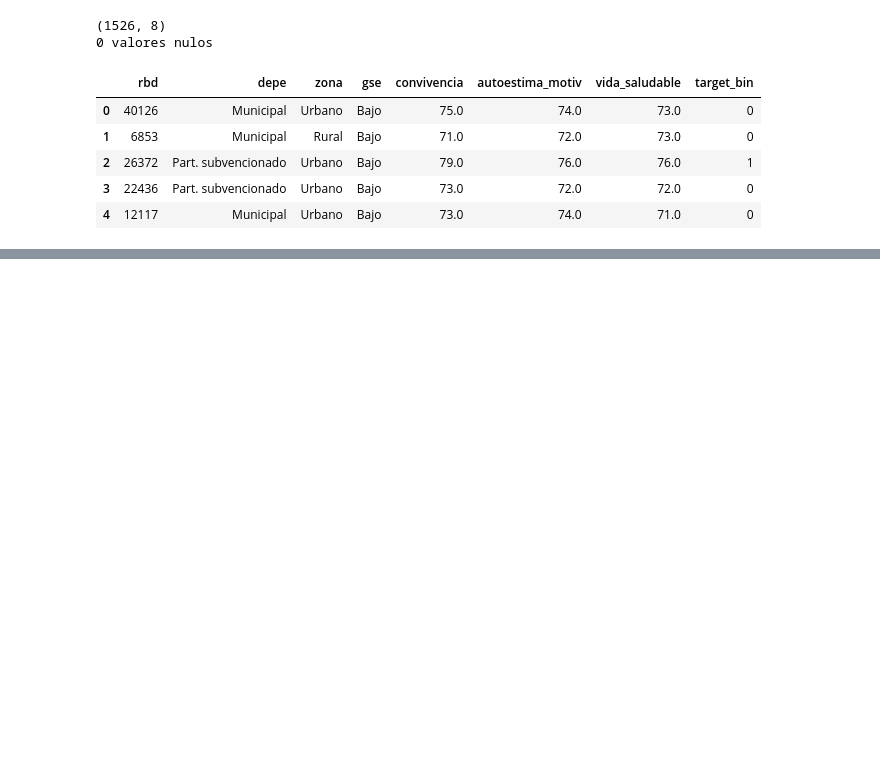
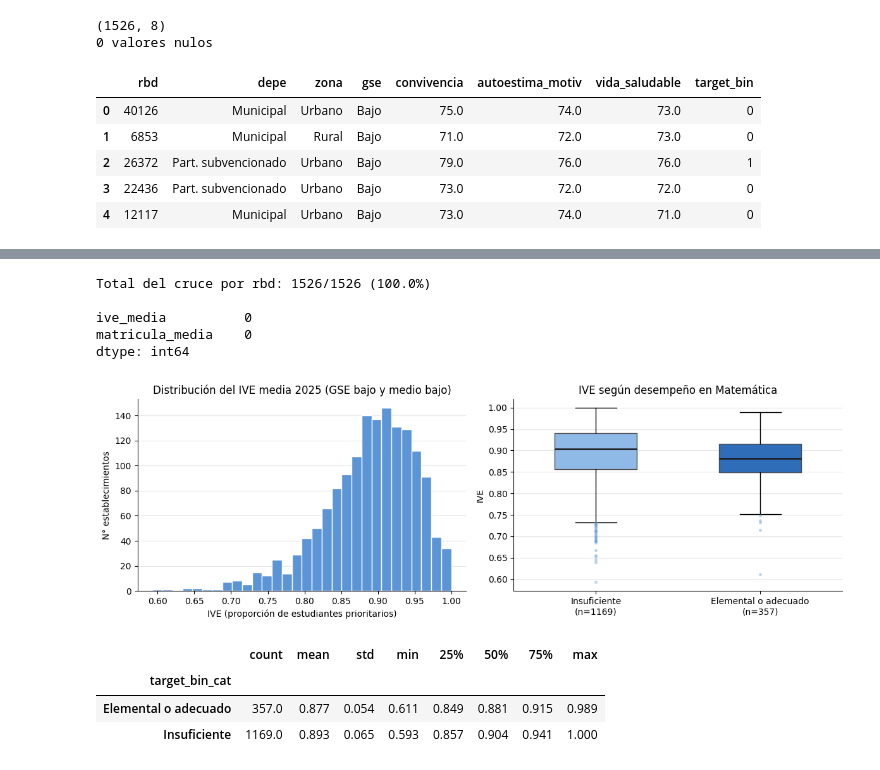
Before and after one commit to vcanalesg/dcc_taller_proyecto_g4, a Jupyter notebook: EDAyPreprocesamiento_01.ipynb, the cells around one changed output, grey strips where cells are left out. Drawn from its saved outputs; the diff is of its cells as text; code cells hidden in the pictures; blank space fills up the shorter version.

```diff
--- a/EDAyPreprocesamiento_01.ipynb
+++ b/EDAyPreprocesamiento_01.ipynb
@@ -464,0 +483,9 @@ base_modelo.head()
+# %%
+# cargar IVE 2025 enseñanza media (JUNAEB), convertido desde la hoja "MEDIA" de IVE-2025.xlsx
+try:
+    ive = pd.read_parquet("datos/ive2025_media.parquet")
+except (FileNotFoundError, OSError):
+    ive = pd.read_parquet(ruta_datos + "ive2025_media.parquet")
+
+print(f'IVE media: {ive.shape}')
+ive.head(3)
@@ -464,0 +498,50 @@ base_modelo.head()
+# %%
+# cruce exploratorio por rbd
+base_ive = base.merge(ive[["rbd", "ive_media", "matricula_media"]], on="rbd", how="left")
+
+n_match = base_ive["ive_media"].notna().sum()
+print(f'Total del cruce por rbd: {n_match}/{base_ive.shape[0]} ({n_match / base_ive.shape[0] * 100:.1f}%)')
+print()
+print(base_ive[["ive_media", "matricula_media"]].isna().sum())
+# %% [output]
+Total del cruce por rbd: 1526/1526 (100.0%)
+
+ive_media          0
+matricula_media    0
+dtype: int64
+# %%
+# distribución del IVE en la población objetivo y su relación con el desempeño
+fig, axes = plt.subplots(1, 2, figsize=(12, 4))
+
+axes[0].hist(base_ive["ive_media"], bins=30, color="#5B95D6", edgecolor="white")
+axes[0].set_title("Distribución del IVE media 2025 (GSE bajo y medio bajo)")
+axes[0].set_xlabel("IVE (proporción de estudiantes prioritarios)")
+axes[0].set_ylabel("N° establecimientos")
+
+orden = ["Insuficiente", "Elemental o adecuado"]
+datos = [base_ive.loc[base_ive["target_bin_cat"] == g, "ive_media"].dropna() for g in orden]
+cajas = axes[1].boxplot(datos, patch_artist=True, widths=0.5,
+                        medianprops=dict(color="#1a1a1a", lw=1.8),
+                        flierprops=dict(marker="o", markersize=3.5, alpha=0.4,
+                                        markerfacecolor="#5B95D6", markeredgecolor="none"),
+                        tick_labels=[f"{g}\n(n={len(s)})" for g, s in zip(orden, datos)])
+for caja, color in zip(cajas["boxes"], ["#8FBAE8", "#2F6DB8"]):
+    caja.set_facecolor(color)
+    caja.set_edgecolor("#4d4d4d")
+axes[1].set_title("IVE según desempeño en Matemática")
+axes[1].set_ylabel("IVE")
+
+for ax in axes:
+    ax.spines[["top", "right"]].set_visible(False)
+    ax.yaxis.grid(True, color="#e6e6e6", lw=0.8)
+    ax.set_axisbelow(True)
+
+plt.tight_layout(); plt.show()
+
+base_ive.groupby("target_bin_cat")["ive_media"].describe().round(3)
+# %% [output]
+[figure, added]
+|  | count | mean | std | min | 25% | 50% | 75% | max |
+| target_bin_cat |  |  |  |  |  |  |  |  |
+| Elemental o adecuado | 357.0 | 0.877 | 0.054 | 0.611 | 0.849 | 0.881 | 0.915 | 0.989 |
+| Insuficiente | 1169.0 | 0.893 | 0.065 | 0.593 | 0.857 | 0.904 | 0.941 | 1.000 |
```
Also changed, not shown: parts of 5 cells of this notebook.
